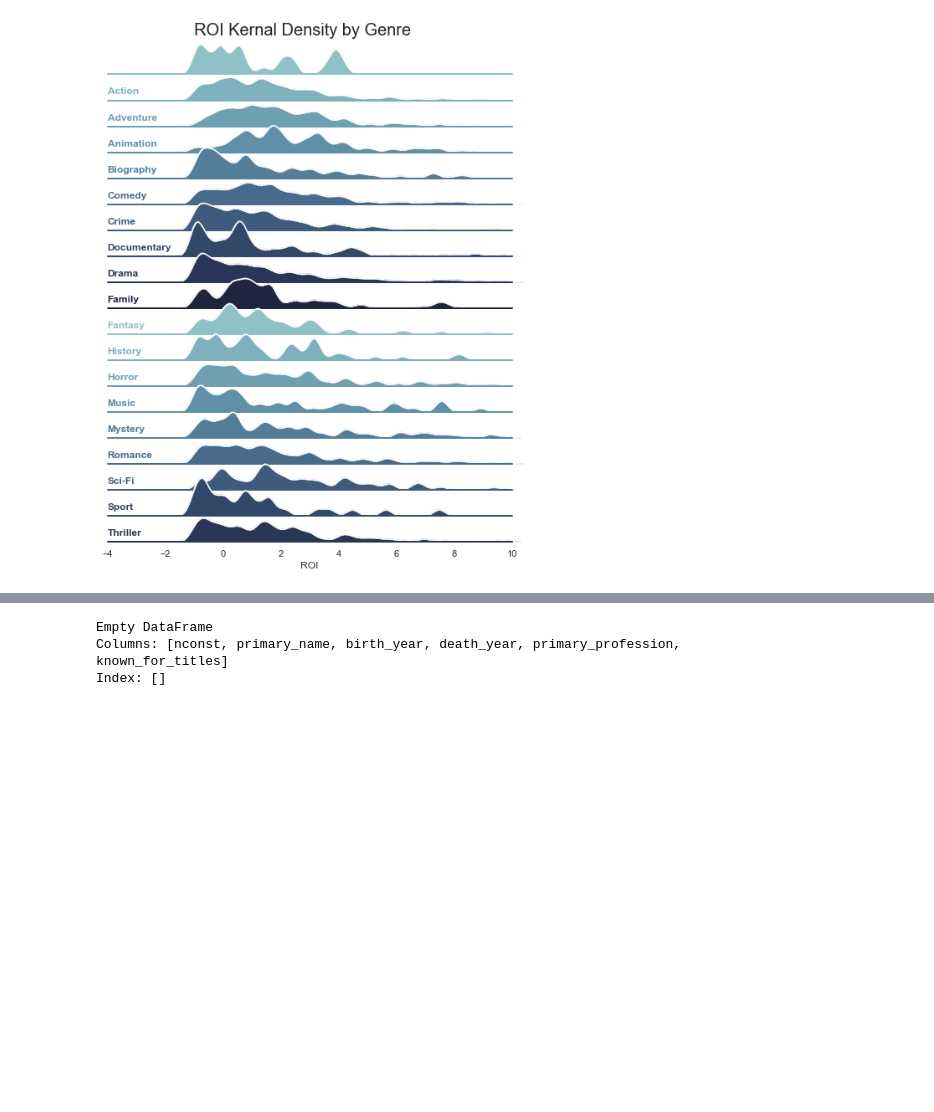
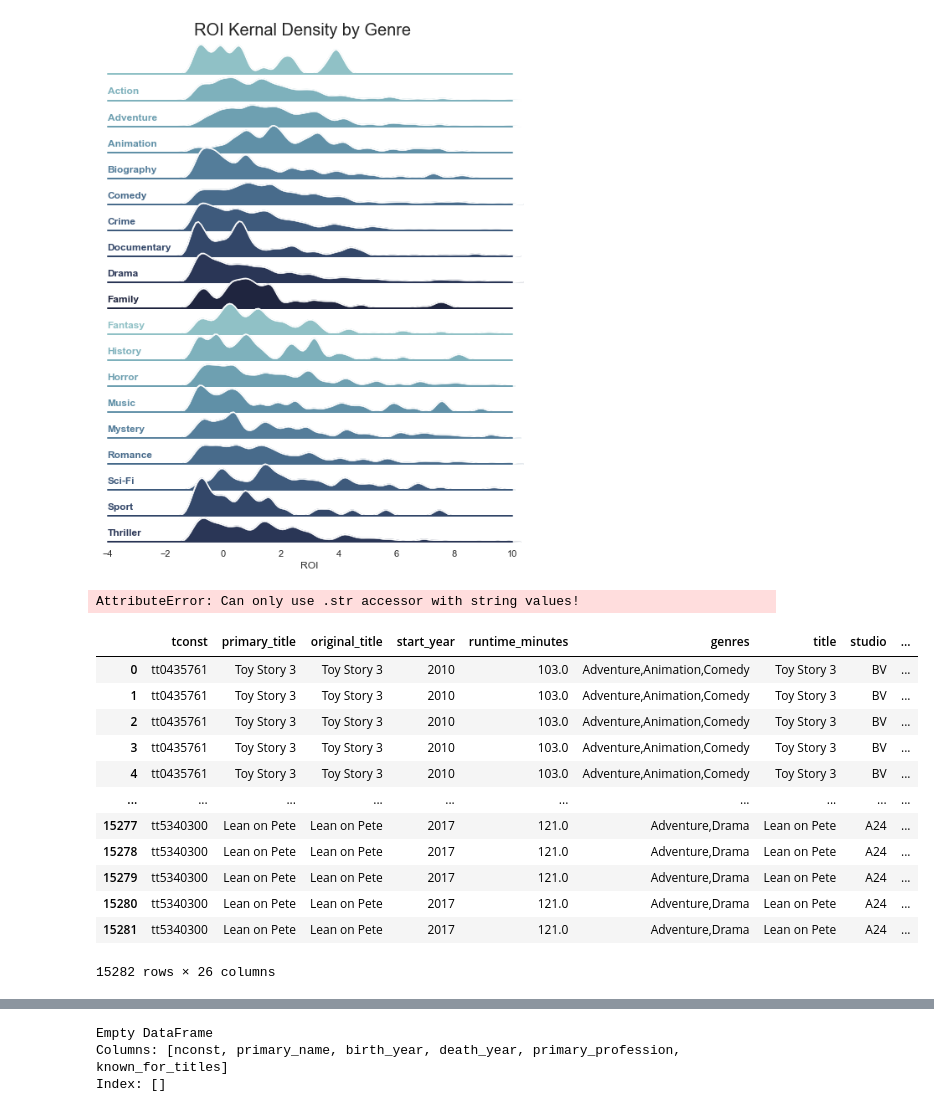
Before and after one commit to KyleDBetts/Project01, a Jupyter notebook: Movies_Project_KDB.ipynb, the cells around one changed output, grey strips where cells are left out. Saved outputs shown, nothing was run; the diff lists cells and outputs as text; code cells hidden in the pictures; blank space fills up the shorter version.

```diff
--- a/Movies_Project_KDB.ipynb
+++ b/Movies_Project_KDB.ipynb
@@ -227,3 +230,43 @@ plt.xlabel('ROI')
 # %% [output]
 Text(0.5, 8.960000000000157, 'ROI')
 [figure]
+# %%
+query = """
+SELECT itb.*, bmg.*, tmb.release_date, tmb.worldwide_gross,
+    tmb.production_budget, itc.directors, itc.writers, itp.job, itp.characters, itp.category as category_itp, inb.*
+FROM movies.imdb_title_basics itb
+JOIN movies.bom_movie_gross bmg
+ON itb.primary_title = bmg.title
+JOIN movies.tn_movie_budgets tmb
+ON tmb.movie = bmg.title
+Join movies.imdb_title_crew itc
+ON itc.tconst = itb.tconst
+Join movies.imdb_title_principals itp
+ON itp.tconst = itc.tconst
+Join movies.imdb_name_basics inb
+ON inb.nconst = itp.nconst
+"""
+df_crew =pd.read_sql_query(query, con)
+# %%
+df_crew.head()
+df_crew['worldwide_gross'] = df_crew['worldwide_gross'].str.replace("$", "").str.replace(',','').astype(int)
+df_crew['production_budget'] = df_crew['production_budget'].str.replace("$", "").str.replace(',','').astype(int)
+# %% [output]
+AttributeError: Can only use .str accessor with string values!
+# %%
+df_crew['roi'] = (df_crew.worldwide_gross - df_crew.production_budget)/df_crew.production_budget
+df_crew
+# %% [output]
+|  | tconst | primary_title | original_title | start_year | runtime_minutes | genres | title | studio | ... |
+| 0 | tt0435761 | Toy Story 3 | Toy Story 3 | 2010 | 103.0 | Adventure,Animation,Comedy | Toy Story 3 | BV | ... |
+| 1 | tt0435761 | Toy Story 3 | Toy Story 3 | 2010 | 103.0 | Adventure,Animation,Comedy | Toy Story 3 | BV | ... |
+| 2 | tt0435761 | Toy Story 3 | Toy Story 3 | 2010 | 103.0 | Adventure,Animation,Comedy | Toy Story 3 | BV | ... |
+| 3 | tt0435761 | Toy Story 3 | Toy Story 3 | 2010 | 103.0 | Adventure,Animation,Comedy | Toy Story 3 | BV | ... |
+| 4 | tt0435761 | Toy Story 3 | Toy Story 3 | 2010 | 103.0 | Adventure,Animation,Comedy | Toy Story 3 | BV | ... |
+| ... | ... | ... | ... | ... | ... | ... | ... | ... | ... |
+| 15277 | tt5340300 | Lean on Pete | Lean on Pete | 2017 | 121.0 | Adventure,Drama | Lean on Pete | A24 | ... |
+| 15278 | tt5340300 | Lean on Pete | Lean on Pete | 2017 | 121.0 | Adventure,Drama | Lean on Pete | A24 | ... |
+| 15279 | tt5340300 | Lean on Pete | Lean on Pete | 2017 | 121.0 | Adventure,Drama | Lean on Pete | A24 | ... |
+| 15280 | tt5340300 | Lean on Pete | Lean on Pete | 2017 | 121.0 | Adventure,Drama | Lean on Pete | A24 | ... |
+| 15281 | tt5340300 | Lean on Pete | Lean on Pete | 2017 | 121.0 | Adventure,Drama | Lean on Pete | A24 | ... |
+15282 rows × 26 columns
```
Also changed, not shown: parts of 15 cells of this notebook.
